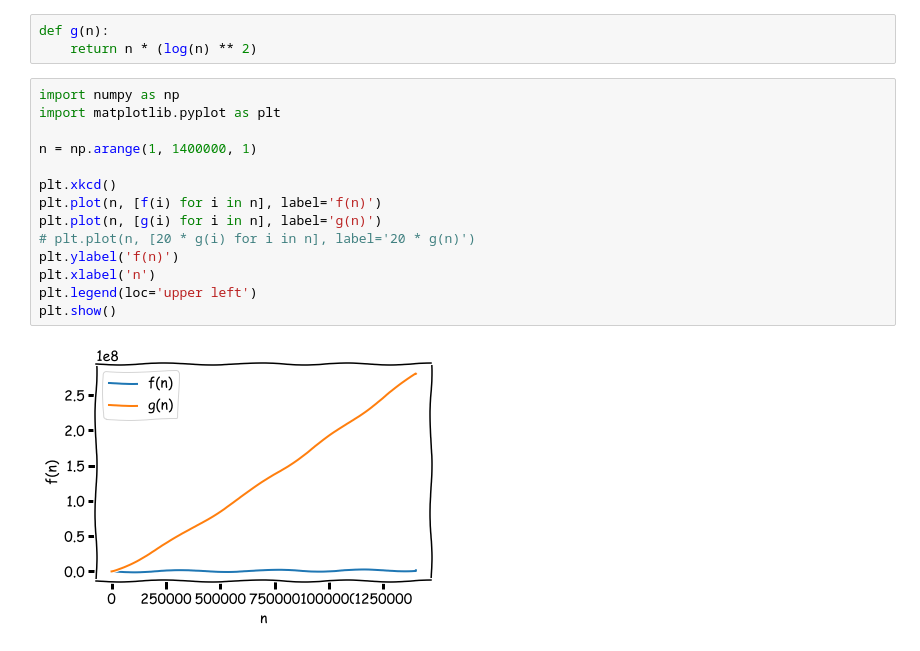
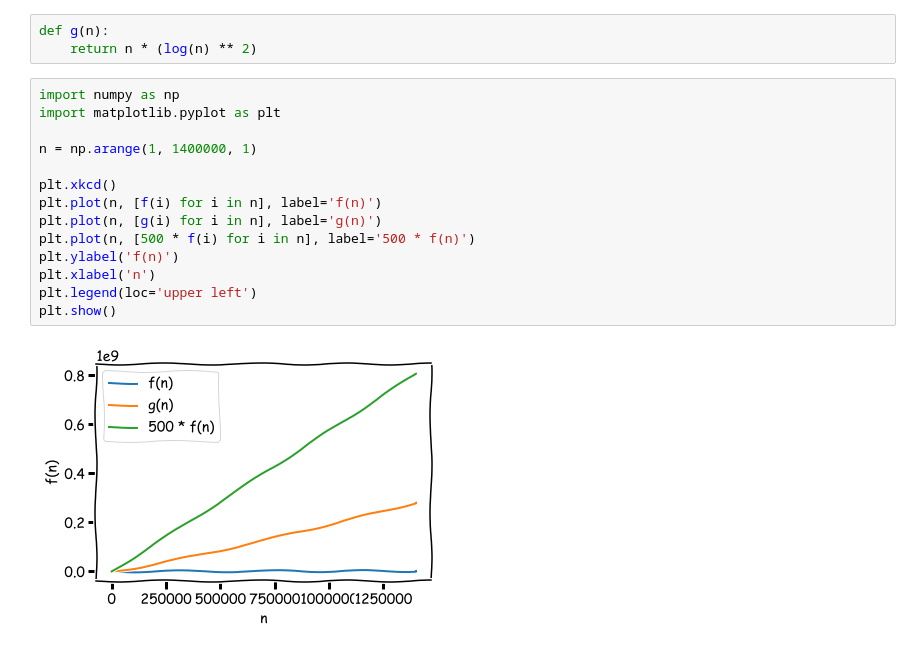
Before and after one commit to Walkeryr/Algorithms-DPV-solutions, a Jupyter notebook: Chapter 0/0.1.g.ipynb, the cells around one changed output. Saved outputs shown, nothing was run; the diff lists cells and outputs as text.

```diff
--- a/Chapter 0/0.1.g.ipynb
+++ b/Chapter 0/0.1.g.ipynb
@@ -17,16 +17,16 @@ def g(n):
 # %%
 import numpy as np
 import matplotlib.pyplot as plt
 
 n = np.arange(1, 1400000, 1)
 
 plt.xkcd()
 plt.plot(n, [f(i) for i in n], label='f(n)')
 plt.plot(n, [g(i) for i in n], label='g(n)')
-# plt.plot(n, [20 * g(i) for i in n], label='20 * g(n)')
+plt.plot(n, [500 * f(i) for i in n], label='500 * f(n)')
 plt.ylabel('f(n)')
 plt.xlabel('n')
 plt.legend(loc='upper left')
 plt.show()
 # %% [output]
-[figure, old version]
+[figure, new version]
```
Also changed, not shown: parts of 1 cell of this notebook.
